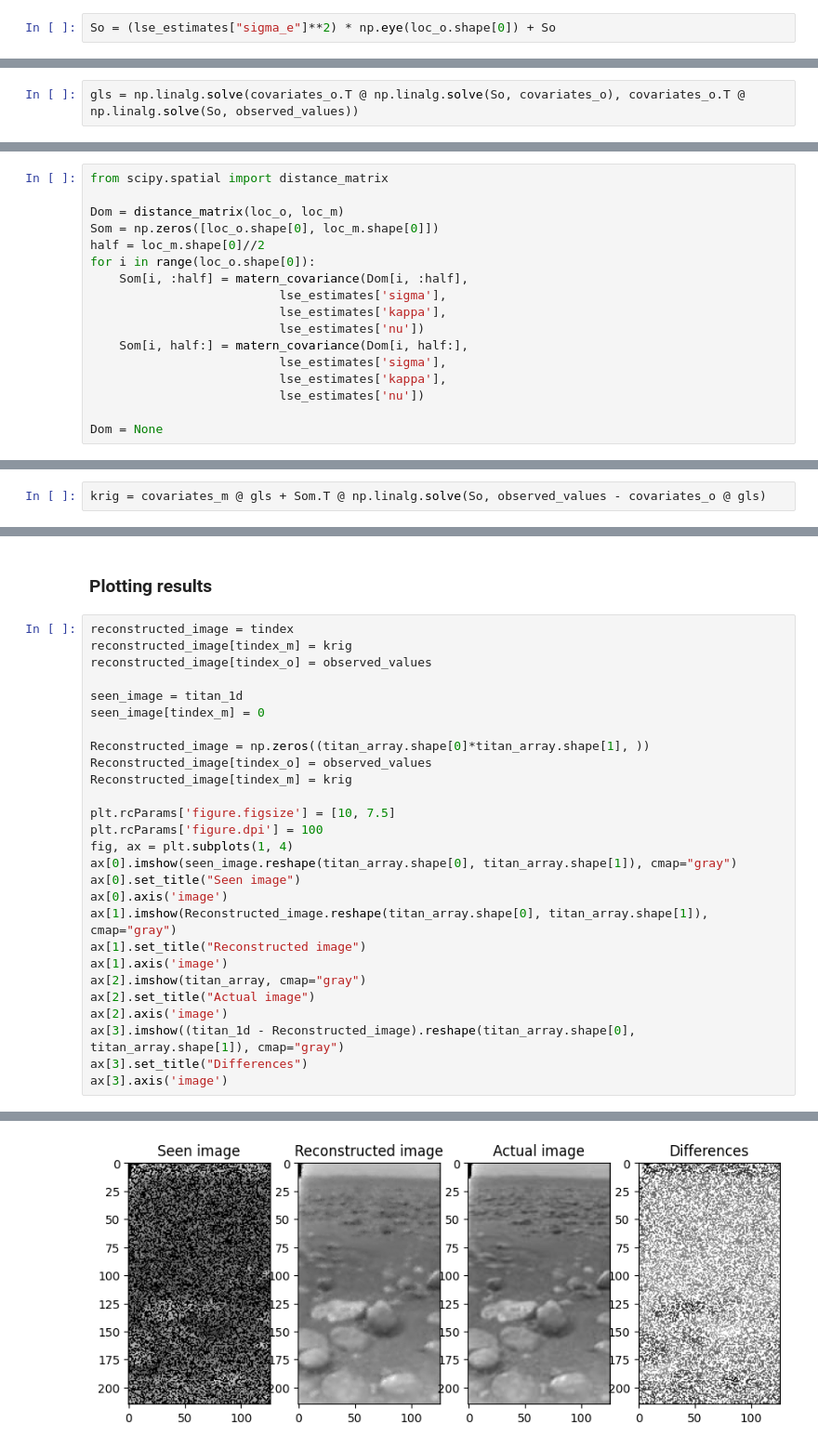
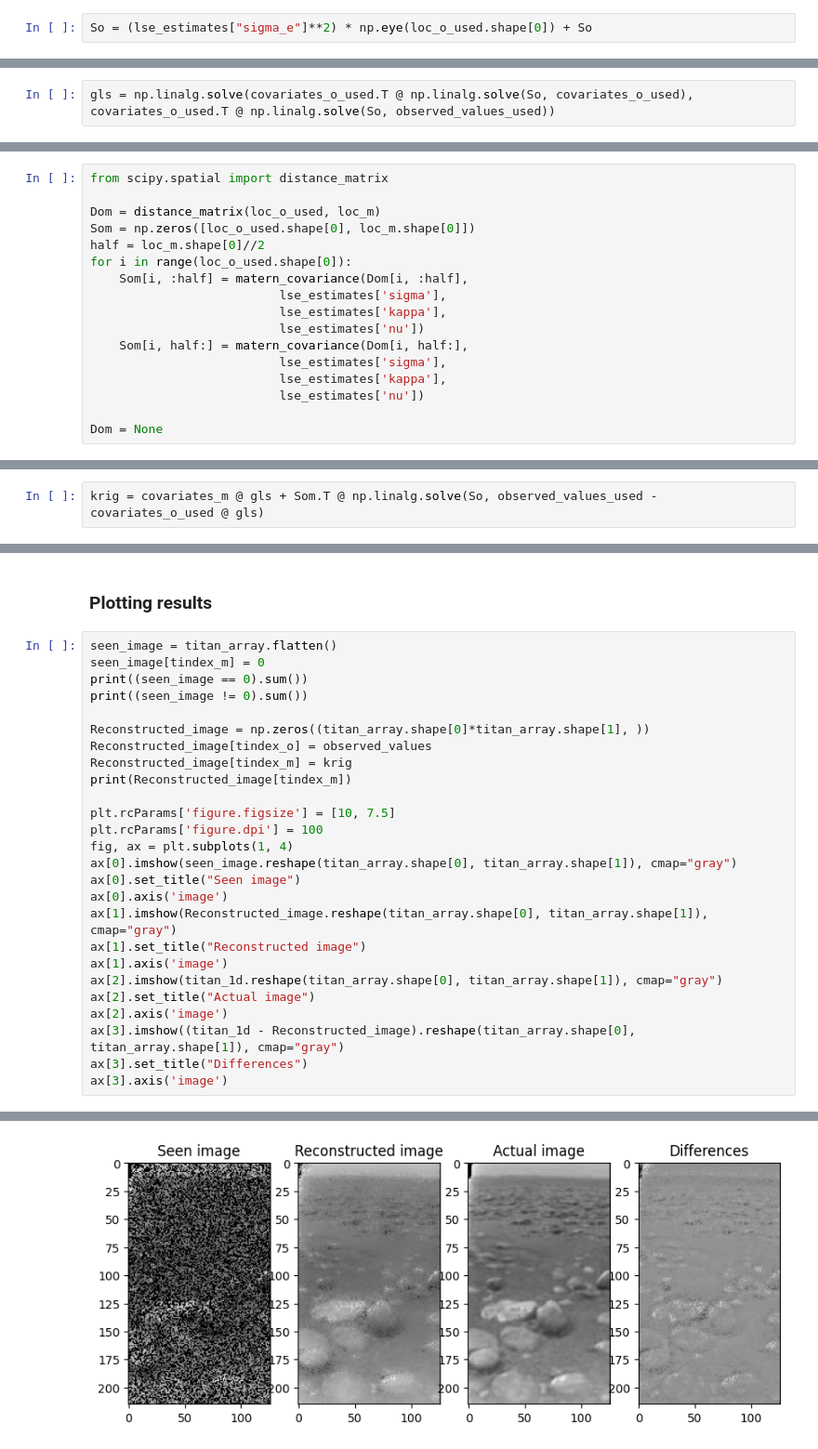
Before and after one commit to spjoliver/TMS016_DOG, a Jupyter notebook: Part 1/titan.ipynb, the cells around one changed output, grey strips where cells are left out. Shown at 93% size. Drawn from its saved outputs; the diff is of its cells as text.

```diff
--- a/Part 1/titan.ipynb
+++ b/Part 1/titan.ipynb
@@ -130,4 +130,4 @@ So = So + np.triu(So, k=1).T
 # %% [markdown]
 #### Adding the nugget
 # %%
-So = (lse_estimates["sigma_e"]**2) * np.eye(loc_o.shape[0]) + So
+So = (lse_estimates["sigma_e"]**2) * np.eye(loc_o_used.shape[0]) + So
@@ -150,7 +152,7 @@ array([[0.18619772, 0.17157039, 0.17686063, ..., 0.17114367, 0.17342165,
 # %% [markdown]
 ### GLS estimation of parameters for spatial regression
 # %%
-gls = np.linalg.solve(covariates_o.T @ np.linalg.solve(So, covariates_o), covariates_o.T @ np.linalg.solve(So, observed_values))
+gls = np.linalg.solve(covariates_o_used.T @ np.linalg.solve(So, covariates_o_used), covariates_o_used.T @ np.linalg.solve(So, observed_values_used))
 # %%
 print(gls)
 # %% [output]
@@ -160,10 +162,10 @@ print(gls)
 # %%
 from scipy.spatial import distance_matrix
 
-Dom = distance_matrix(loc_o, loc_m)
-Som = np.zeros([loc_o.shape[0], loc_m.shape[0]])
+Dom = distance_matrix(loc_o_used, loc_m)
+Som = np.zeros([loc_o_used.shape[0], loc_m.shape[0]])
 half = loc_m.shape[0]//2
-for i in range(loc_o.shape[0]):
+for i in range(loc_o_used.shape[0]):
     Som[i, :half] = matern_covariance(Dom[i, :half],
                           lse_estimates['sigma'],
                           lse_estimates['kappa'],
@@ -177,4 +179,4 @@ Dom = None
 # %% [markdown]
 ### Kriging predictions
 # %%
-krig = covariates_m @ gls + Som.T @ np.linalg.solve(So, observed_values - covariates_o @ gls)
+krig = covariates_m @ gls + Som.T @ np.linalg.solve(So, observed_values_used - covariates_o_used @ gls)
@@ -181,16 +193,15 @@ krig = covariates_m @ gls + Som.T @ np.linalg.solve(So, observed_values - covari
 # %% [markdown]
 ### Plotting results
 # %%
-reconstructed_image = tindex
-reconstructed_image[tindex_m] = krig
-reconstructed_image[tindex_o] = observed_values
-
-seen_image = titan_1d
+seen_image = titan_array.flatten()
 seen_image[tindex_m] = 0
+print((seen_image == 0).sum())
+print((seen_image != 0).sum())
 
 Reconstructed_image = np.zeros((titan_array.shape[0]*titan_array.shape[1], ))
 Reconstructed_image[tindex_o] = observed_values
 Reconstructed_image[tindex_m] = krig
+print(Reconstructed_image[tindex_m])
 
 plt.rcParams['figure.figsize'] = [10, 7.5]
 plt.rcParams['figure.dpi'] = 100
@@ -201,7 +212,7 @@ ax[0].axis('image')
 ax[1].imshow(Reconstructed_image.reshape(titan_array.shape[0], titan_array.shape[1]), cmap="gray")
 ax[1].set_title("Reconstructed image")
 ax[1].axis('image')
-ax[2].imshow(titan_array, cmap="gray")
+ax[2].imshow(titan_1d.reshape(titan_array.shape[0], titan_array.shape[1]), cmap="gray")
 ax[2].set_title("Actual image")
 ax[2].axis('image')
 ax[3].imshow((titan_1d - Reconstructed_image).reshape(titan_array.shape[0], titan_array.shape[1]), cmap="gray")
@@ -212 +226 @@ ax[3].axis('image')
-[figure, old version]
+[figure, new version]
```
Also changed, not shown: parts of 15 cells of this notebook, 3 other files.
